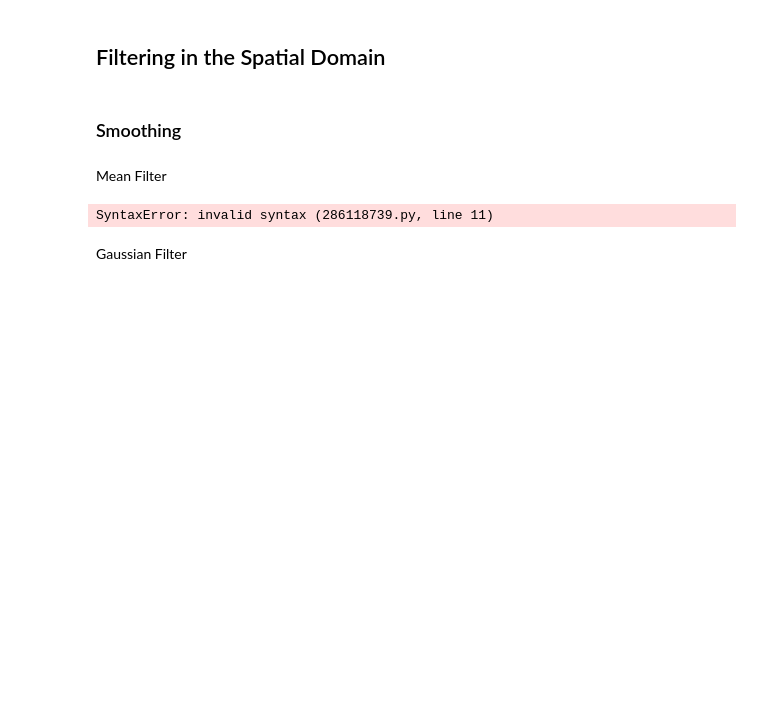
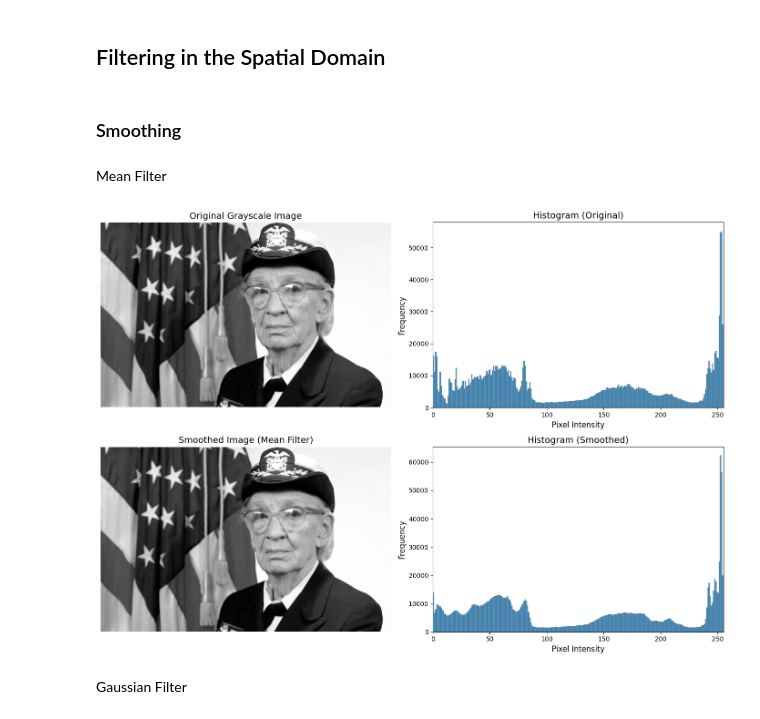
Before and after one commit to zedbros/SigInf_2026, a Jupyter notebook: 5-Image-Processing/1-Image-Processing/image_processing.ipynb, the cells around one changed output. Cells and saved outputs as stored; diff of their text form; code cells hidden in the pictures; blank space fills up the shorter version.

```diff
--- a/5-Image-Processing/1-Image-Processing/image_processing.ipynb
+++ b/5-Image-Processing/1-Image-Processing/image_processing.ipynb
@@ -266,43 +266,43 @@ img = cv2.imread('grace_hopper_RGB.jpg')  # Ensure the image file is in the work
 gray_img = cv2.cvtColor(img, cv2.COLOR_BGR2GRAY)  # Convert to grayscale
 
 # Define a 3x3 mean filter kernel
-mean_kernel =
+mean_kernel = 1/9*np.array([[1,1,1],[1,1,1],[1,1,1]])
 
 # Smooth the original grayscale image using the mean filter
-smoothed_original = cv2.filter2D()
+smoothed_original = cv2.filter2D(src=gray_img, ddepth=-1, kernel=mean_kernel)
 
 # Plot the results
 fig, axes = plt.subplots(2, 2, figsize=(14, 10))
 
 # Original grayscale image
 axes[0, 0].imshow(gray_img, cmap='gray')
 axes[0, 0].set_title('Original Grayscale Image', fontsize=14)
 axes[0, 0].axis('off')
 
 # Histogram of original grayscale image using Seaborn
 sns.histplot(gray_img.ravel(), bins=256, kde=False, ax=axes[0, 1])
 axes[0, 1].set_title('Histogram (Original)', fontsize=14)
 axes[0, 1].set_xlim([0, 255])
 axes[0, 1].set_xlabel('Pixel Intensity', fontsize=12)
 axes[0, 1].set_ylabel('Frequency', fontsize=12)
 
 # Smoothed original image (mean filter)
 axes[1, 0].imshow(smoothed_original, cmap='gray')
 axes[1, 0].set_title('Smoothed Image (Mean Filter)', fontsize=14)
 axes[1, 0].axis('off')
 
 # Histogram of smoothed original image using Seaborn
 sns.histplot(smoothed_original.ravel(), bins=256, kde=False, ax=axes[1, 1])
 axes[1, 1].set_title('Histogram (Smoothed)', fontsize=14)
 axes[1, 1].set_xlim([0, 255])
 axes[1, 1].set_xlabel('Pixel Intensity', fontsize=12)
 axes[1, 1].set_ylabel('Frequency', fontsize=12)
 
 # Adjust layout for better visibility
 plt.tight_layout()
 plt.show()
 # %% [output]
-SyntaxError: invalid syntax (286118739.py, line 11)
+[figure, added]
 # %% [markdown]
 Gaussian Filter
 # %%
```
Also changed, not shown: parts of 2 cells of this notebook, 2 other files.
